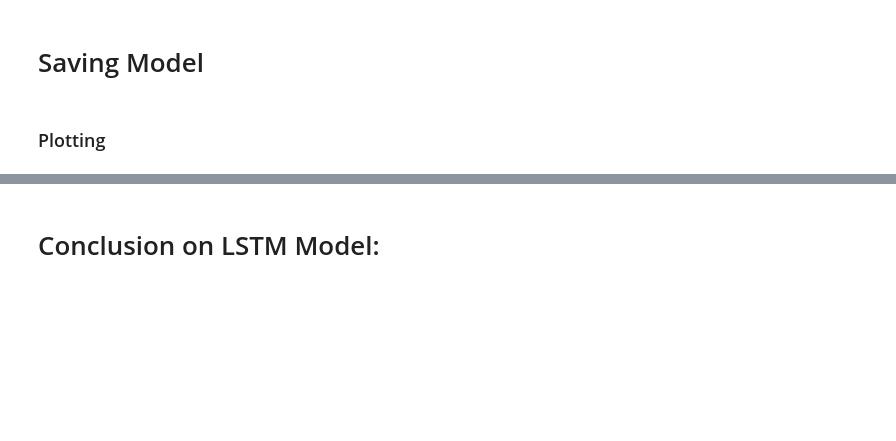
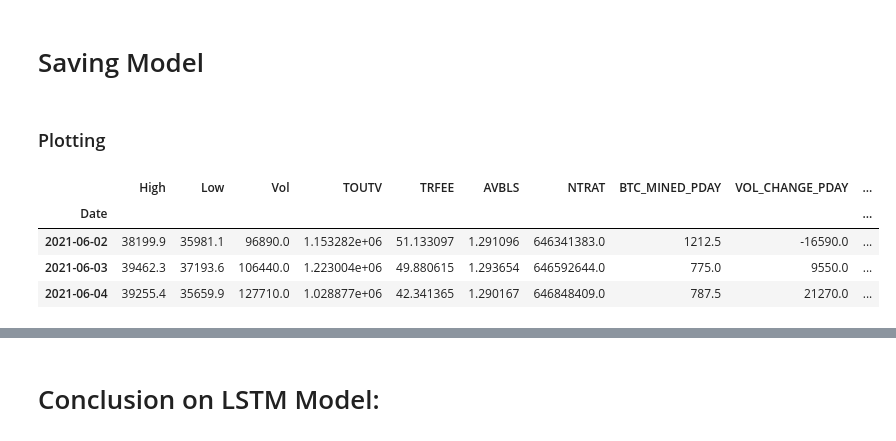
Before and after one commit to serg-razum-off/DFP-Numeric-2, a Jupyter notebook: train/btc_nn_LSTM_exploration.ipynb, the cells around one changed output, grey strips where cells are left out. Drawn from its saved outputs; the diff is of its cells as text; code cells hidden in the pictures; blank space fills up the shorter version.

```diff
--- a/train/btc_nn_LSTM_exploration.ipynb
+++ b/train/btc_nn_LSTM_exploration.ipynb
@@ -322,3 +375,11 @@ from datetime import datetime
 # nn_manager_cut.model = keras.models.load_model('./saved_models/20210623_20H39M34S_192_Bidi_2d/')
 # %% [markdown]
 ### Plotting
+# %%
+left_off_X[:3]
+# %% [output]
+|  | High | Low | Vol | TOUTV | TRFEE | AVBLS | NTRAT | BTC_MINED_PDAY | VOL_CHANGE_PDAY | ... |
+| Date |  |  |  |  |  |  |  |  |  | ... |
+| 2021-06-02 | 38199.9 | 35981.1 | 96890.0 | 1.153282e+06 | 51.133097 | 1.291096 | 646341383.0 | 1212.5 | -16590.0 | ... |
+| 2021-06-03 | 39462.3 | 37193.6 | 106440.0 | 1.223004e+06 | 49.880615 | 1.293654 | 646592644.0 | 775.0 | 9550.0 | ... |
+| 2021-06-04 | 39255.4 | 35659.9 | 127710.0 | 1.028877e+06 | 42.341365 | 1.290167 | 646848409.0 | 787.5 | 21270.0 | ... |
```
Also changed, not shown: parts of 27 cells of this notebook, 24 other files.
